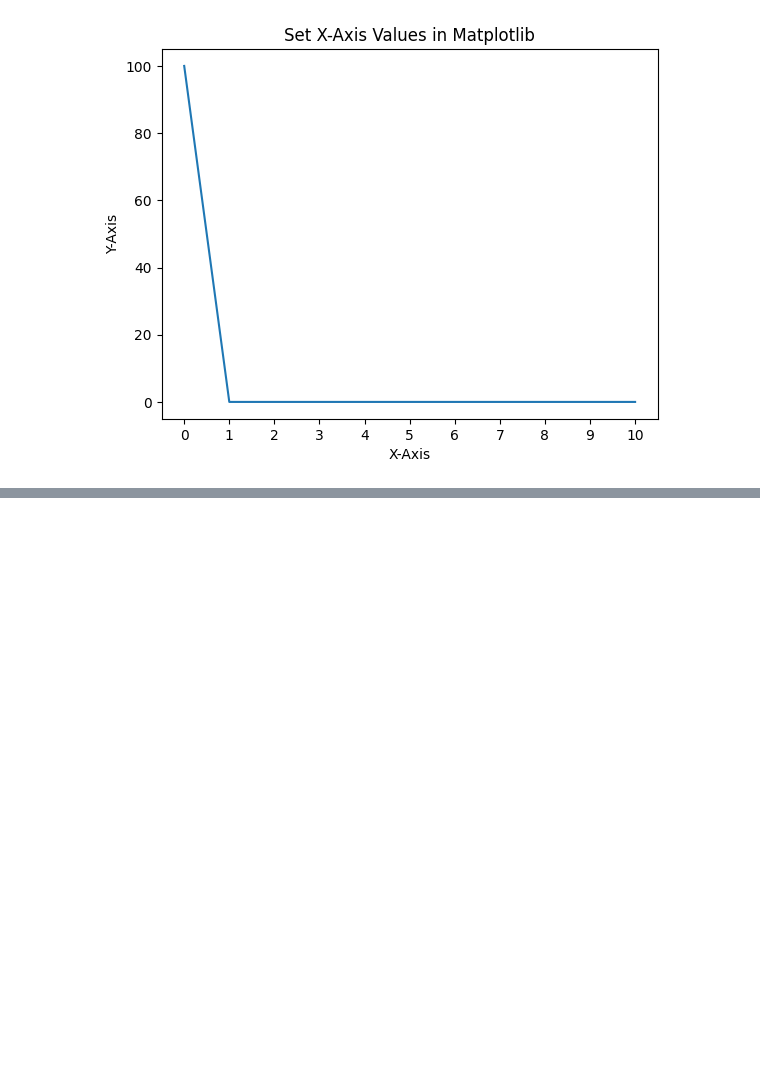
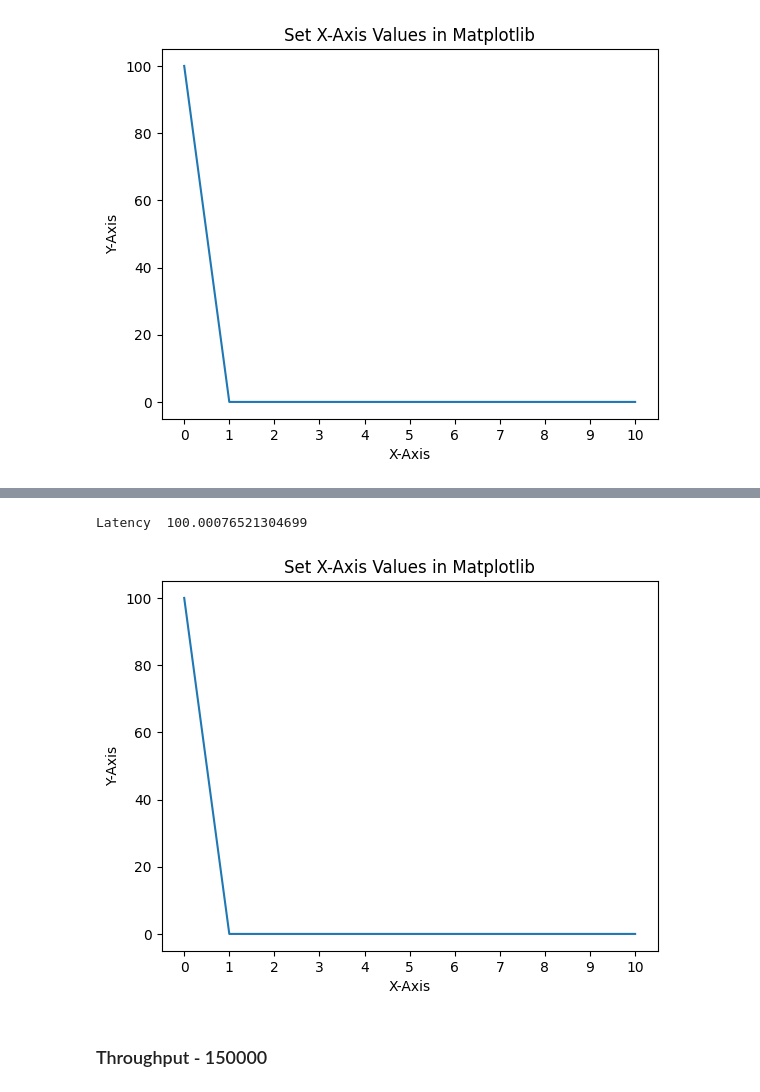
Before and after one commit to chinmayparekh/StreamingDataSystems, a Jupyter notebook: plots/batch.ipynb, the cells around one changed output, grey strips where cells are left out. Drawn from its saved outputs; the diff is of its cells as text; code cells hidden in the pictures; blank space fills up the shorter version.

```diff
--- a/plots/batch.ipynb
+++ b/plots/batch.ipynb
@@ -100,0 +116,7 @@ Latency  100.000637777345
+# %%
+plot_latency(latency)
+# %% [output]
+Latency  100.00076521304699
+[figure, added]
+# %% [markdown]
+### Throughput - 150000
```
Also changed, not shown: parts of 7 cells of this notebook, 20 other files.
